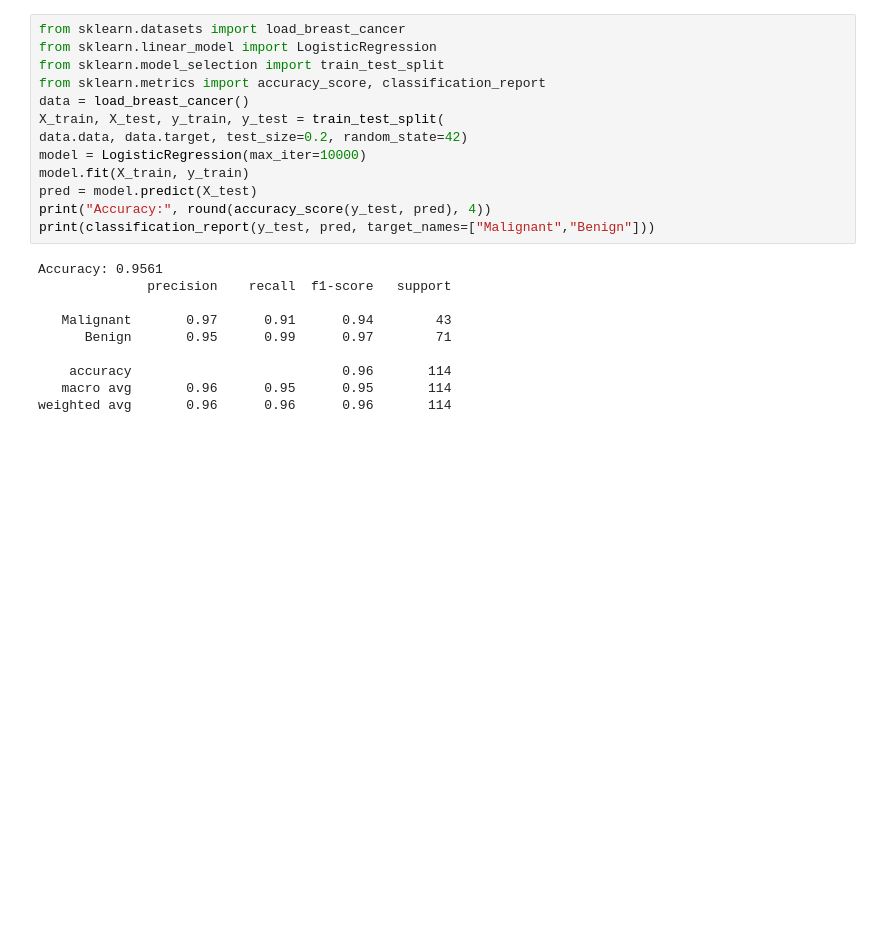
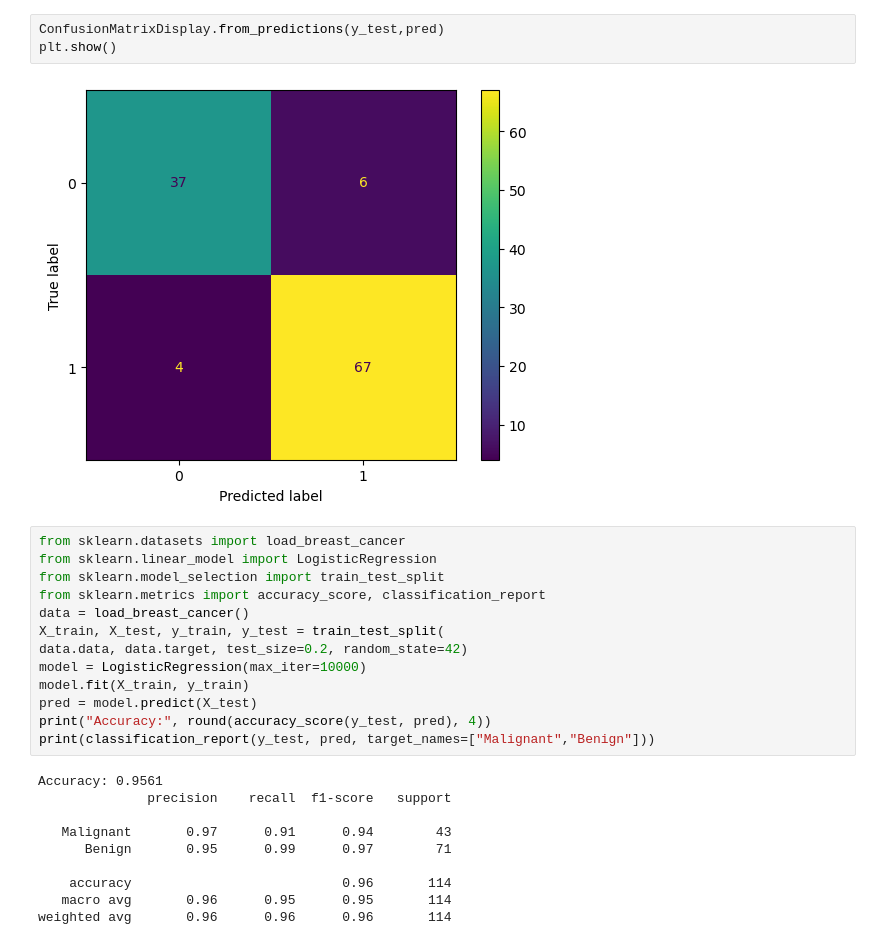
Before and after one commit to bharath-akurathi/machine_learning, a Jupyter notebook: 6_logistic_regression.ipynb, the cells around one changed output. Saved outputs shown, nothing was run; the diff lists cells and outputs as text; blank space fills up the shorter version.

```diff
--- a/6_logistic_regression.ipynb
+++ b/6_logistic_regression.ipynb
@@ -60,6 +60,11 @@ Confusion matrix:
  [[37  6]
  [ 4 67]]
 [figure]
+# %%
+ConfusionMatrixDisplay.from_predictions(y_test,pred)
+plt.show()
+# %% [output]
+[figure, added]
 # %%
 from sklearn.datasets import load_breast_cancer
 from sklearn.linear_model import LogisticRegression
```
Also changed, not shown: parts of 1 cell of this notebook, 5 other files.
